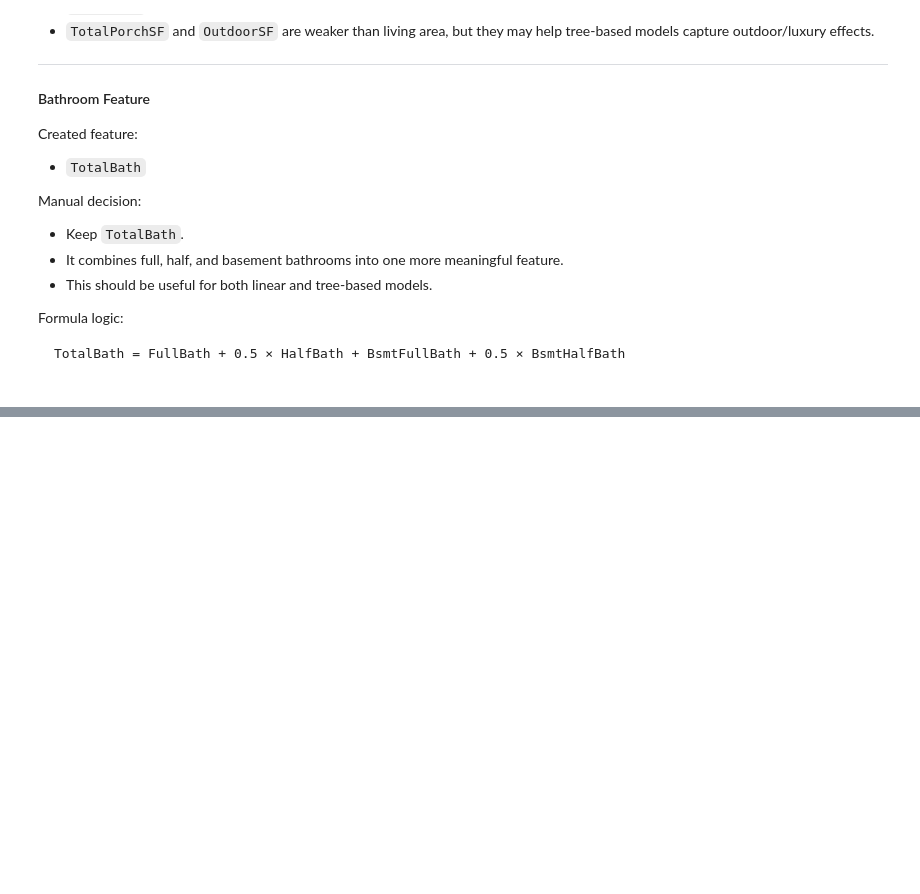
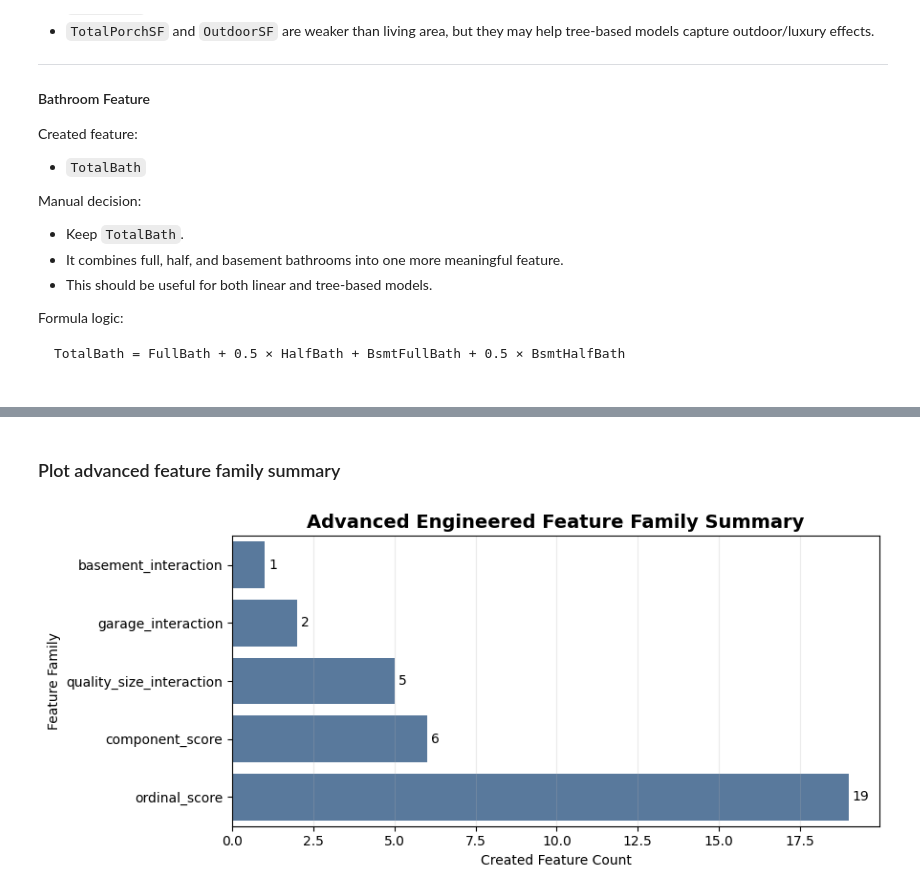
Before and after one commit to kawsar07ahmmed0712-rgb/House-Price-Prediction-Regression, a Jupyter notebook: Research/Feature_Engeneering.ipynb, the cells around one changed output, grey strips where cells are left out. Saved outputs shown, nothing was run; the diff lists cells and outputs as text; code cells hidden in the pictures; blank space fills up the shorter version.

Commit message:
Advanced Interaction + Component Score Features

```diff
--- a/Research/Feature_Engeneering.ipynb
+++ b/Research/Feature_Engeneering.ipynb
@@ -3981,0 +3943,11 @@ TotalBath = FullBath + 0.5 × HalfBath + BsmtFullBath + 0.5 × BsmtHalfBath
+# %%
+# ============================================================
+# 6.1 Create advanced feature copies
+# ============================================================
+
+X_train_advanced = X_train_core.copy()
+X_test_advanced = X_test_core.copy()
+
+print("Before advanced feature creation:")
+print("X_train_advanced:", X_train_advanced.shape)
+print("X_test_advanced:", X_test_advanced.shape)
@@ -3981,0 +4303,35 @@ TotalBath = FullBath + 0.5 × HalfBath + BsmtFullBath + 0.5 × BsmtHalfBath
+# %% [markdown]
+### Plot advanced feature family summary
+# %%
+# ============================================================
+# 6.9 Plot advanced feature family summary
+# ============================================================
+
+plot_df = advanced_feature_family_summary.sort_values("feature_count", ascending=True)
+
+plt.figure(figsize=(9, 4))
+
+ax = sns.barplot(
+    data=plot_df,
+    x="feature_count",
+    y="feature_family",
+    color="#4E79A7"
+)
+
+plt.title("Advanced Engineered Feature Family Summary", fontsize=14, fontweight="bold")
+plt.xlabel("Created Feature Count")
+plt.ylabel("Feature Family")
+
+for container in ax.containers:
+    ax.bar_label(container, padding=3)
+
+plt.grid(axis="x", alpha=0.25)
+plt.tight_layout()
+plt.savefig(
+    FE_PLOT_DIR / "06_01_advanced_feature_family_summary.png",
+    dpi=150,
+    bbox_inches="tight"
+)
+plt.show()
+# %% [output]
+[figure, added]
```
Also changed, not shown: parts of 40 cells of this notebook, 33 other files.
